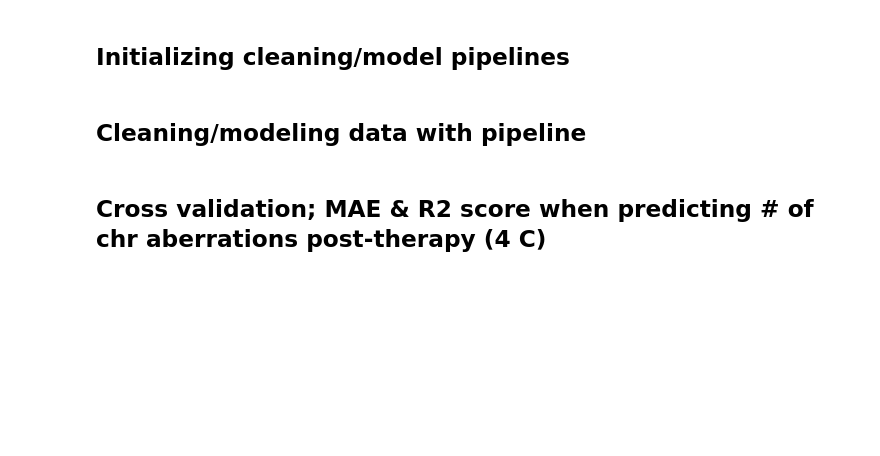
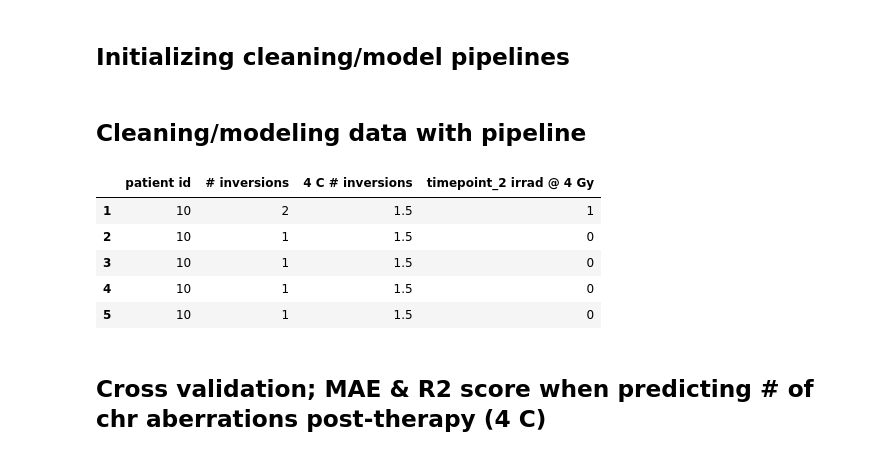
Before and after one commit to Jared-Luxton/radiation-therapy-machine-learning, a Jupyter notebook: notebooks/03_radiation_therapy_patients_data_MACHINE_LEARNING.ipynb, the cells around one changed output. Saved outputs shown, nothing was run; the diff lists cells and outputs as text; code cells hidden in the pictures; blank space fills up the shorter version.

```diff
--- a/notebooks/03_radiation_therapy_patients_data_MACHINE_LEARNING.ipynb
+++ b/notebooks/03_radiation_therapy_patients_data_MACHINE_LEARNING.ipynb
@@ -426,10 +441,10 @@ chr_train, chr_test = train_test_split(cleaned_chr_df, test_size=0.2, shuffle=Tr
 features = ['# inversions']
 target = '# inversions'
 
-make_new_features_target = Pipeline([('make features', trp.make_chr_features(combine_inversions=False, bool_features=False,
+make_new_features_target = Pipeline([('make features', trp.make_chr_features(combine_inversions=False,
+                                                                             bool_features=False,
                                                                              features=features)),
-                                     ('make target merge', trp.make_target_merge(target=target, features=features))
-                                    ])
+                                     ('make target merge', trp.make_target_merge(target=target, features=features))])
 # %%
 # initialize XGBoost model & pipeline for hyperparams gridsearch
 chr_model = XGBRegressor(n_estimators=200, max_depth=15, learning_rate=0.1,
@@ -451,6 +466,15 @@ cleaned_chr_test = chr_test.copy()
 
 cleaned_chr_train = make_new_features_target.fit_transform(cleaned_chr_train)
 cleaned_chr_test = make_new_features_target.fit_transform(cleaned_chr_test)
+# %%
+cleaned_chr_test.head()
+# %% [output]
+|  | patient id | # inversions | 4 C # inversions | timepoint_2 irrad @ 4 Gy |
+| 1 | 10 | 2 | 1.5 | 1 |
+| 2 | 10 | 1 | 1.5 | 0 |
+| 3 | 10 | 1 | 1.5 | 0 |
+| 4 | 10 | 1 | 1.5 | 0 |
+| 5 | 10 | 1 | 1.5 | 0 |
 # %% [markdown]
 ## Cross validation; MAE & R2 score when predicting # of chr aberrations post-therapy (4 C)
 # %%
```
Also changed, not shown: parts of 10 cells of this notebook, 1 other file.
